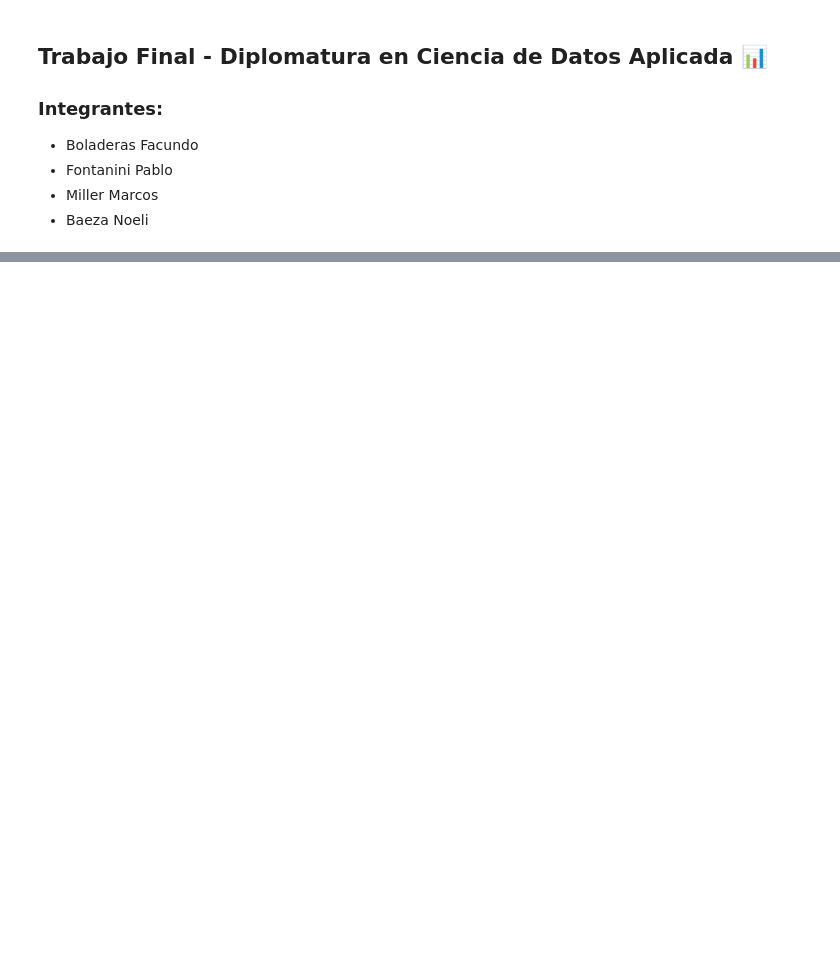
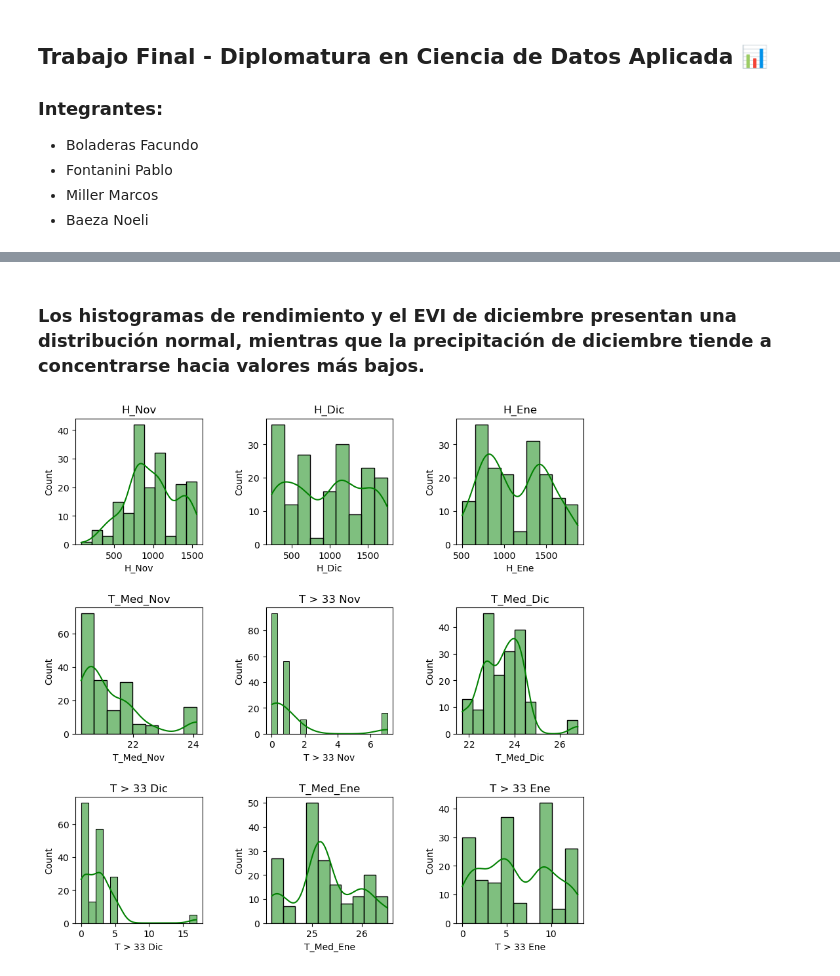
Before and after one commit to noelibaeza/FINAL_DIPLOMATURA, a Jupyter notebook: trabajo_final.ipynb, the cells around one changed output, grey strips where cells are left out. Cells and saved outputs as stored; diff of their text form; code cells hidden in the pictures; blank space fills up the shorter version.

```diff
--- a/trabajo_final.ipynb
+++ b/trabajo_final.ipynb
@@ -37,0 +239,17 @@ df.dtypes
+# %% [markdown]
+
+### Los histogramas de rendimiento y el EVI de diciembre presentan una distribución normal, mientras que la precipitación de diciembre tiende a concentrarse hacia valores más bajos.
+# %%
+# Graficar
+fig, ax = plt.subplots (3,3, figsize=(10,10))
+plt.subplots_adjust(wspace=0.5, hspace=0.5)
+
+variables_numericas = ["H_Nov", "H_Dic", "H_Ene", "T_Med_Nov", "T > 33 Nov", "T_Med_Dic", "T > 33 Dic", "T_Med_Ene", "T > 33 Ene"]
+
+for i, variable in enumerate(variables_numericas):
+    sns.histplot(df[variable], ax=ax[i//3, i%3], color="green", kde=True)
+    ax[i//3, i%3].set_title(variable)
+
+plt.show()
+# %% [output]
+[figure, added]
```
Also changed, not shown: parts of 33 cells of this notebook, 3 other files.
